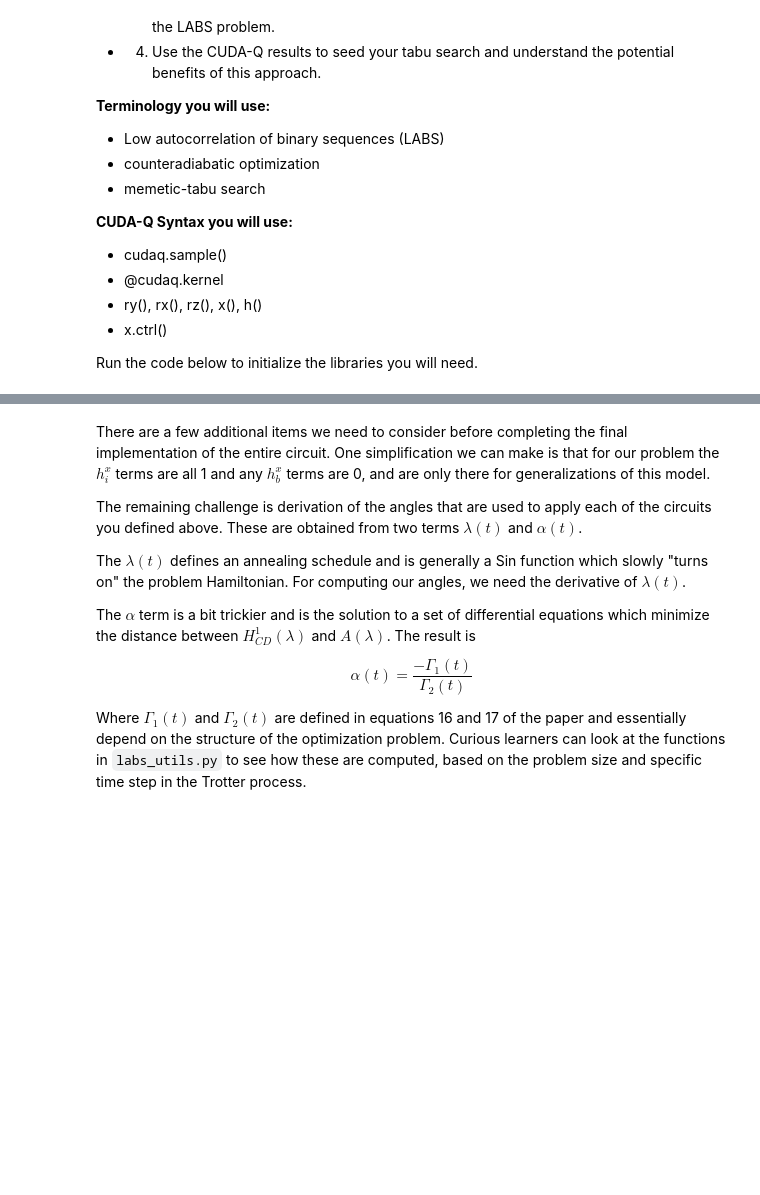
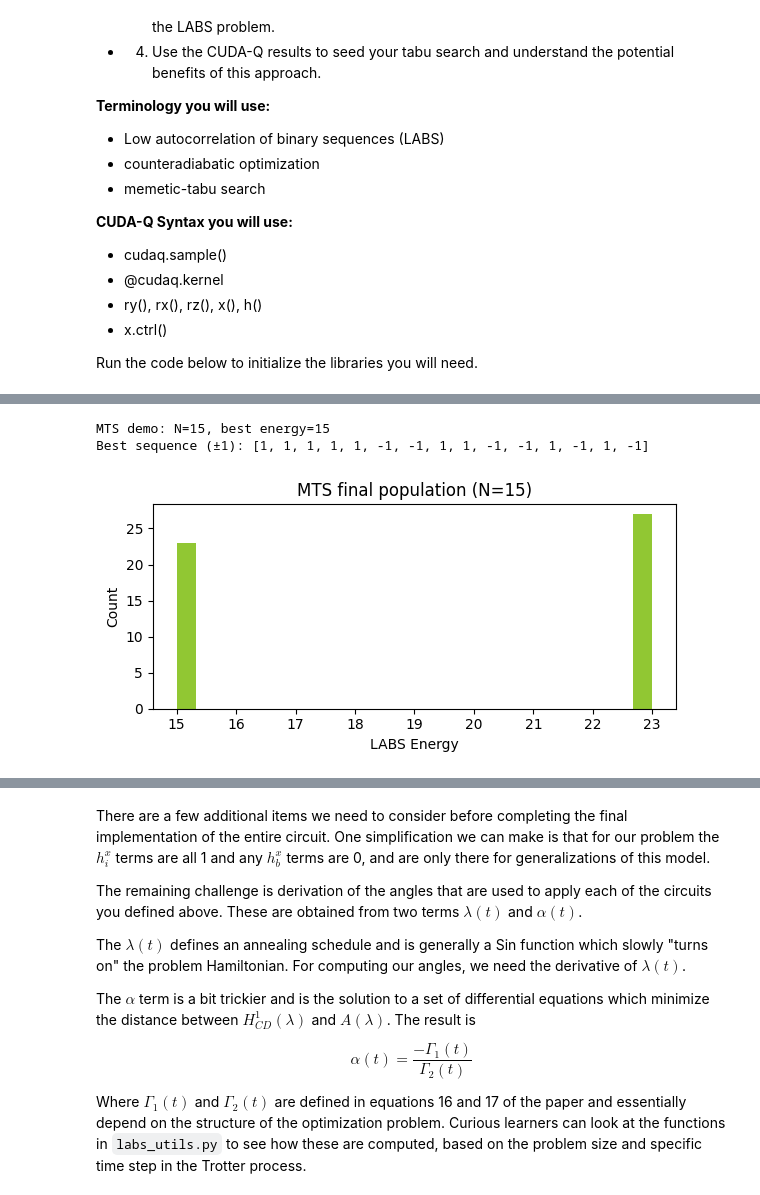
Before and after one commit to nghinghi2005/2026-NVIDIA, a Jupyter notebook: tutorial_notebook/01_quantum_enhanced_optimization_LABS.ipynb, the cells around one changed output, grey strips where cells are left out. Drawn from its saved outputs; the diff is of its cells as text; code cells hidden in the pictures; blank space fills up the shorter version.

```diff
--- a/tutorial_notebook/01_quantum_enhanced_optimization_LABS.ipynb
+++ b/tutorial_notebook/01_quantum_enhanced_optimization_LABS.ipynb
@@ -226,34 +226,45 @@ def mts(n: int, cfg: MTSConfig, initial_population: Optional[List[np.ndarray]] =
             leader_e = int(e)
             # replace a random individual in population
             replace_idx = int(rng.integers(0, len(population)))
             population[replace_idx] = improved.copy()
         else:
             # mild pressure: replace worst with probability if better than worst
             worst_idx = int(np.argmax([labs_energy(p) for p in population]))
             worst_e = labs_energy(population[worst_idx])
             if e < worst_e and rng.random() < 0.5:
                 population[worst_idx] = improved.copy()
 
     return leader, leader_e, population
 
 
 def plot_population_energies(population: List[np.ndarray], title: str = "Population energy distribution") -> None:
     energies = np.array([labs_energy(p) for p in population], dtype=int)
     plt.figure(figsize=(6, 3))
     plt.hist(energies, bins=min(25, len(energies)), color="#76b900", alpha=0.8)
     plt.xlabel("LABS Energy")
     plt.ylabel("Count")
     plt.title(title)
     plt.tight_layout()
     plt.show()
 
 
 # --- Quick demo (keep N modest on CPU) ---
 N_demo = 15
-cfg = MTSConfig(pop_size=50, n_children=250, p_mutate=0.06, tabu=TabuSearchConfig(max_iters=200, tabu_tenure=12), seed=1)
+cfg = MTSConfig(
+    pop_size=50,
+    n_children=250,
+    p_mutate=0.06,
+    tabu=TabuSearchConfig(max_iters=200, tabu_tenure=12),
+    seed=1,
+ )
 best_seq, best_e, final_pop = mts(N_demo, cfg)
 print(f"MTS demo: N={N_demo}, best energy={best_e}")
+print("Best sequence (±1):", best_seq.tolist())
 plot_population_energies(final_pop, title=f"MTS final population (N={N_demo})")
+# %% [output]
+MTS demo: N=15, best energy=15
+Best sequence (±1): [1, 1, 1, 1, 1, -1, -1, 1, 1, -1, -1, 1, -1, 1, -1]
+[figure, added]
 # %% [markdown]
 ## Building a Quantum Enhanced Workflow
 
```
Also changed, not shown: parts of 6 cells of this notebook.
